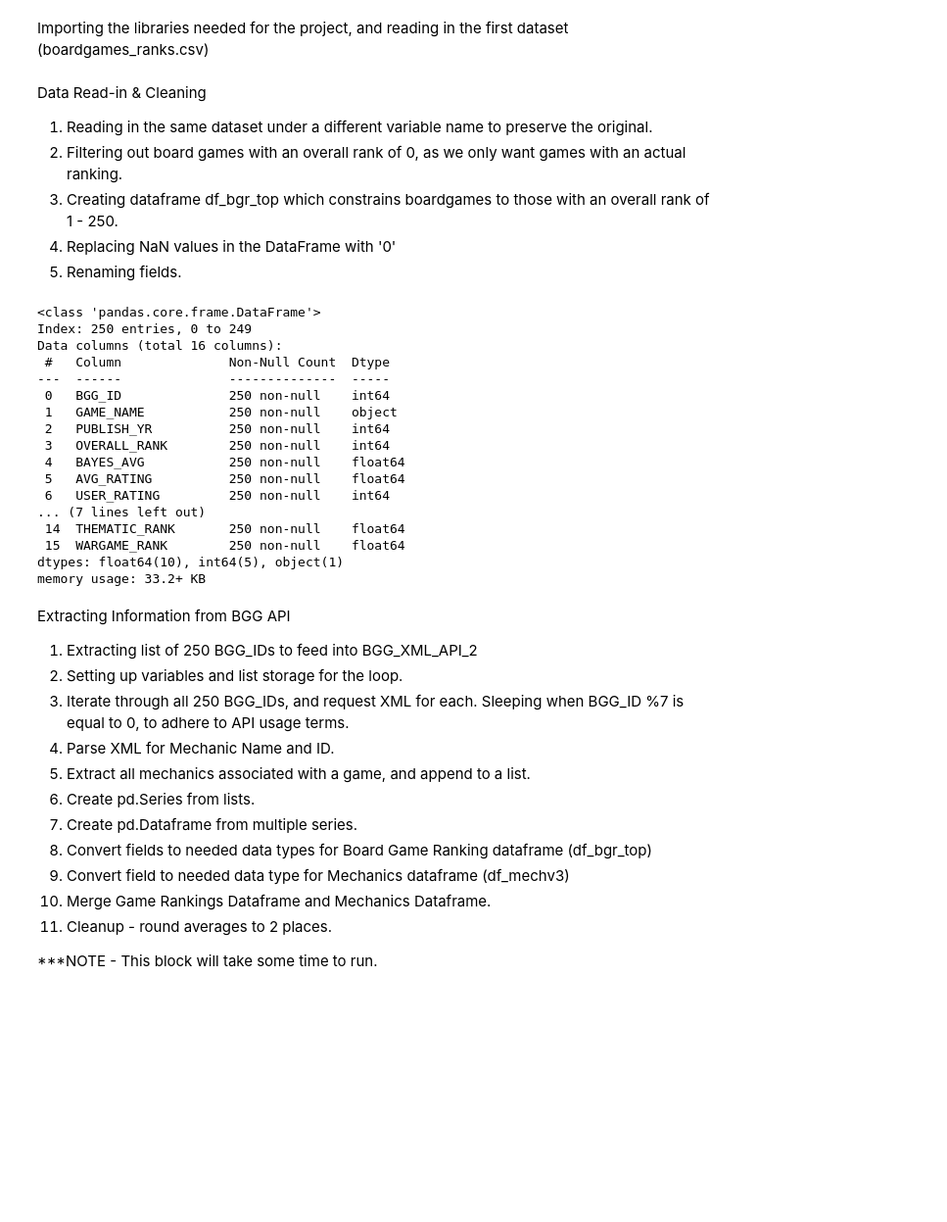
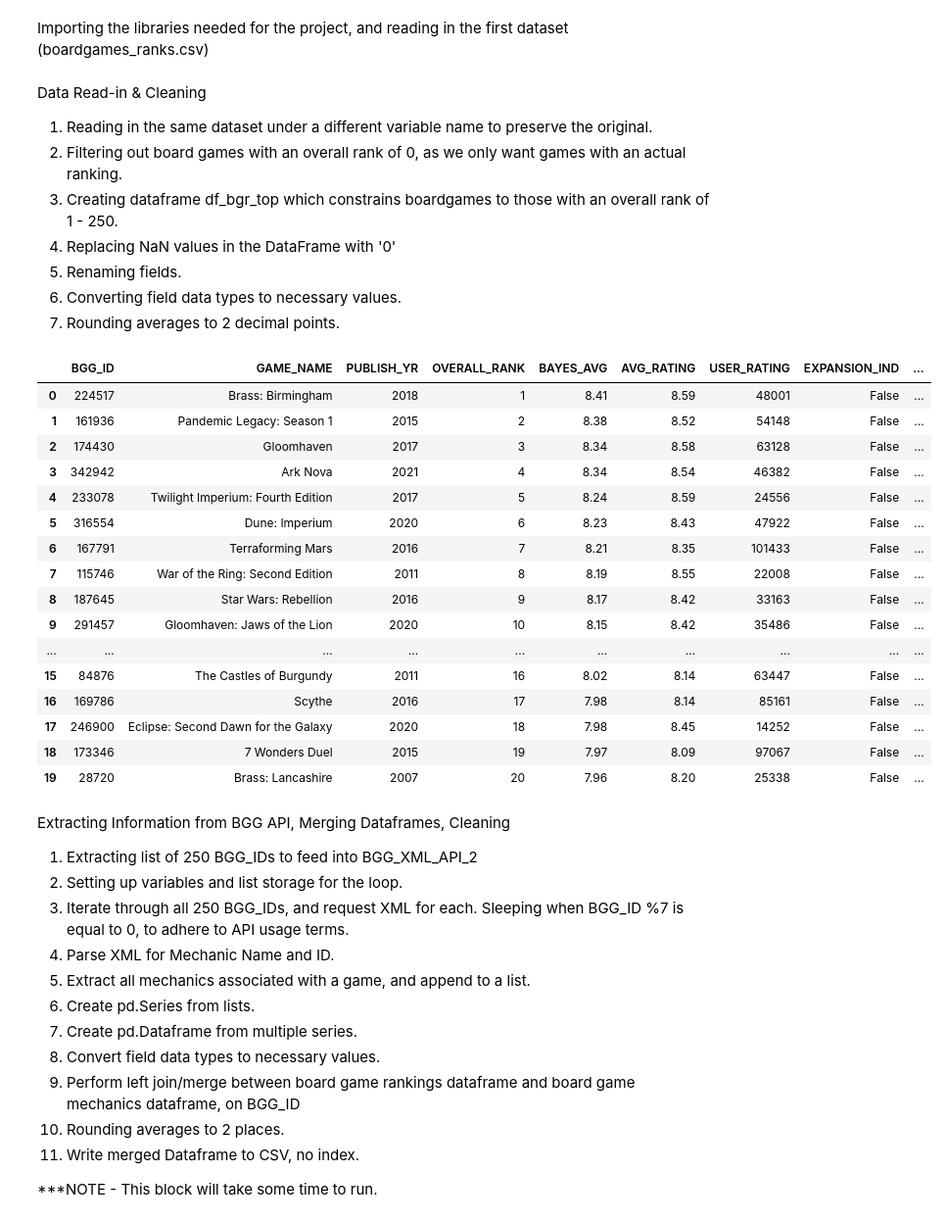
Before and after one commit to jashel08/board_games_capstone, a Jupyter notebook: Board_Games_Final.ipynb, the cells around one changed output. Shown at 98% size. Cells and saved outputs as stored; diff of their text form; code cells hidden in the pictures; blank space fills up the shorter version.

```diff
--- a/Board_Games_Final.ipynb
+++ b/Board_Games_Final.ipynb
@@ -18,45 +17,70 @@ Data Read-in & Cleaning
 3) Creating dataframe df_bgr_top which constrains boardgames to those with an overall rank of 1 - 250.
 4) Replacing NaN values in the DataFrame with '0'
 5) Renaming fields.
+6) Converting field data types to necessary values.
+7) Rounding averages to 2 decimal points.
 # %%
 ##1
 df_bgr2 = pd.read_csv('.\\.venv\\data\\boardgames_ranks.csv')
 
 ##2
 zerorank = df_bgr2[(df_bgr2['rank'] == 0)].index
 df_bgr_nozero = pd.DataFrame(df_bgr2.drop(zerorank, inplace = True))
 
 ##3
 df_bgr_top = pd.DataFrame(df_bgr2.loc[(df_bgr2['rank'] >=1) & (df_bgr2['rank'] <=250)])
 
 ##4
 df_bgr_top.fillna(0, inplace=True)
 
 ##5
 df_bgr_top.rename(columns={'id': 'BGG_ID', 'name': 'GAME_NAME', 'yearpublished': 'PUBLISH_YR', 'rank': 'OVERALL_RANK', 'bayesaverage': 'BAYES_AVG',
                            'average': 'AVG_RATING','usersrated': 'USER_RATING', 'is_expansion': 'EXPANSION_IND', 'abstracts_rank': 'ABSTRACTS_RANK',
                            'cgs_rank': 'CGS_RANK', 'childrensgames_rank': 'CHILDREN_GAME_RANK', 'familygames_rank': 'FAMILY_RANK', 'partygames_rank': 'PARTY_RANK',
                            'strategygames_rank': 'STRATEGY_RANK', 'thematic_rank': 'THEMATIC_RANK', 'wargames_rank': 'WARGAME_RANK'}, inplace=True)
+
+##6
+convert_dict = {'BGG_ID': int,
+                'GAME_NAME': object,
+                'PUBLISH_YR': int,
+                'OVERALL_RANK': int,
+                'BAYES_AVG': float,
+                'AVG_RATING': float,
+                'USER_RATING': int,
+                'EXPANSION_IND': bool,
+                'ABSTRACTS_RANK': int,
+                'CGS_RANK': int,
+                'CHILDREN_GAME_RANK': int,
+                'FAMILY_RANK': int,
+                'PARTY_RANK': int,
+                'STRATEGY_RANK': int,
+                'THEMATIC_RANK': int,
+                'WARGAME_RANK': int}
+df_bgr_top = df_bgr_top.astype(convert_dict)
+
+#7
+df_bgr_top.BAYES_AVG = df_bgr_top.BAYES_AVG.round(2)
+df_bgr_top.AVG_RATING = df_bgr_top.AVG_RATING.round(2)
 # %% [output]
-<class 'pandas.core.frame.DataFrame'>
-Index: 250 entries, 0 to 249
-Data columns (total 16 columns):
- #   Column              Non-Null Count  Dtype
----  ------              --------------  -----
- 0   BGG_ID              250 non-null    int64
- 1   GAME_NAME           250 non-null    object
- 2   PUBLISH_YR          250 non-null    int64
- 3   OVERALL_RANK        250 non-null    int64
- 4   BAYES_AVG           250 non-null    float64
- 5   AVG_RATING          250 non-null    float64
- 6   USER_RATING         250 non-null    int64
-... (7 lines left out)
- 14  THEMATIC_RANK       250 non-null    float64
- 15  WARGAME_RANK        250 non-null    float64
-dtypes: float64(10), int64(5), object(1)
-memory usage: 33.2+ KB
+|  | BGG_ID | GAME_NAME | PUBLISH_YR | OVERALL_RANK | BAYES_AVG | AVG_RATING | USER_RATING | EXPANSION_IND | ... |
+| 0 | 224517 | Brass: Birmingham | 2018 | 1 | 8.41 | 8.59 | 48001 | False | ... |
+| 1 | 161936 | Pandemic Legacy: Season 1 | 2015 | 2 | 8.38 | 8.52 | 54148 | False | ... |
+| 2 | 174430 | Gloomhaven | 2017 | 3 | 8.34 | 8.58 | 63128 | False | ... |
+| 3 | 342942 | Ark Nova | 2021 | 4 | 8.34 | 8.54 | 46382 | False | ... |
+| 4 | 233078 | Twilight Imperium: Fourth Edition | 2017 | 5 | 8.24 | 8.59 | 24556 | False | ... |
+| 5 | 316554 | Dune: Imperium | 2020 | 6 | 8.23 | 8.43 | 47922 | False | ... |
+| 6 | 167791 | Terraforming Mars | 2016 | 7 | 8.21 | 8.35 | 101433 | False | ... |
+| 7 | 115746 | War of the Ring: Second Edition | 2011 | 8 | 8.19 | 8.55 | 22008 | False | ... |
+| 8 | 187645 | Star Wars: Rebellion | 2016 | 9 | 8.17 | 8.42 | 33163 | False | ... |
+| 9 | 291457 | Gloomhaven: Jaws of the Lion | 2020 | 10 | 8.15 | 8.42 | 35486 | False | ... |
+| ... | ... | ... | ... | ... | ... | ... | ... | ... | ... |
+| 15 | 84876 | The Castles of Burgundy | 2011 | 16 | 8.02 | 8.14 | 63447 | False | ... |
+| 16 | 169786 | Scythe | 2016 | 17 | 7.98 | 8.14 | 85161 | False | ... |
+| 17 | 246900 | Eclipse: Second Dawn for the Galaxy | 2020 | 18 | 7.98 | 8.45 | 14252 | False | ... |
+| 18 | 173346 | 7 Wonders Duel | 2015 | 19 | 7.97 | 8.09 | 97067 | False | ... |
+| 19 | 28720 | Brass: Lancashire | 2007 | 20 | 7.96 | 8.20 | 25338 | False | ... |
 # %% [markdown]
-Extracting Information from BGG API
+Extracting Information from BGG API, Merging Dataframes, Cleaning
 1) Extracting list of 250 BGG_IDs to feed into BGG_XML_API_2
 2) Setting up variables and list storage for the loop.
 3) Iterate through all 250 BGG_IDs, and request XML for each. Sleeping when BGG_ID %7 is equal to 0, to adhere to API usage terms.
@@ -64,10 +88,10 @@ Extracting Information from BGG API
 5) Extract all mechanics associated with a game, and append to a list.
 6) Create pd.Series from lists.
 7) Create pd.Dataframe from multiple series.
-8) Convert fields to needed data types for Board Game Ranking dataframe (df_bgr_top)
-9) Convert field to needed data type for Mechanics dataframe (df_mechv3)
-10) Merge Game Rankings Dataframe and Mechanics Dataframe.
-11) Cleanup - round averages to 2 places.
+8) Convert field data types to necessary values.
+9) Perform left join/merge between board game rankings dataframe and board game mechanics dataframe, on BGG_ID
+10) Rounding averages to 2 places.
+11) Write merged Dataframe to CSV, no index.
 
 ***NOTE - This block will take some time to run.
 # %%
```
Also changed, not shown: parts of 8 cells of this notebook, 1 other file.
